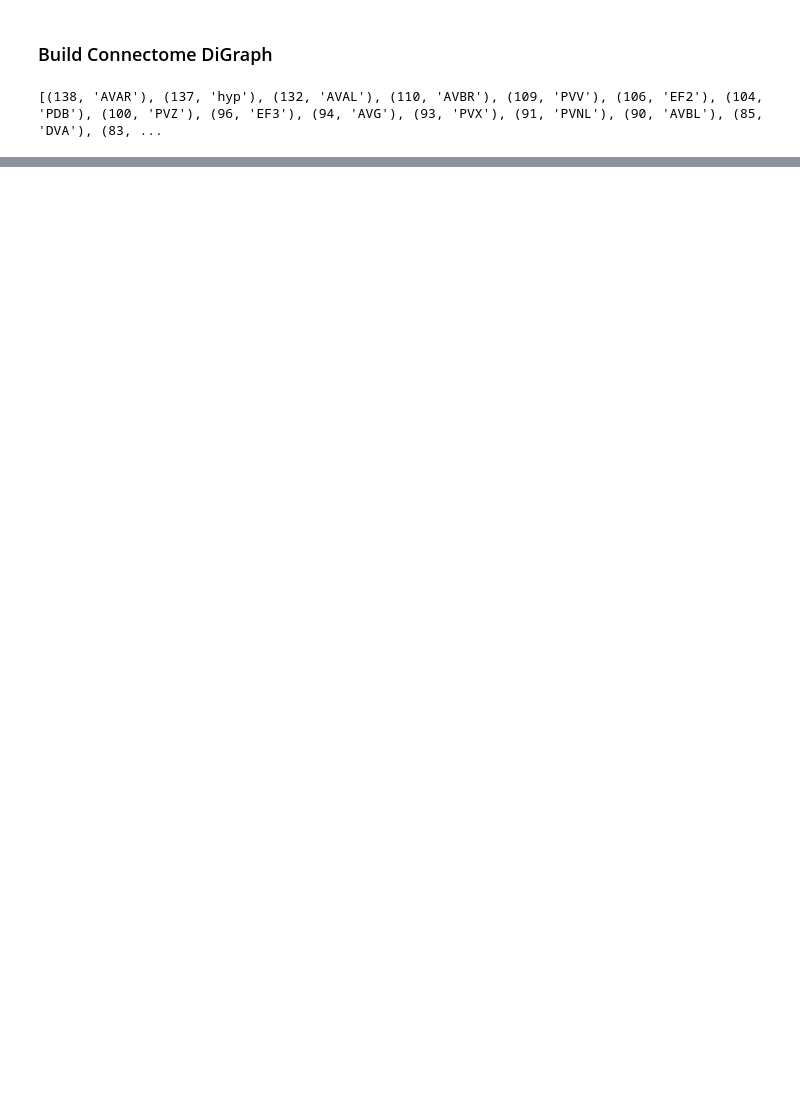
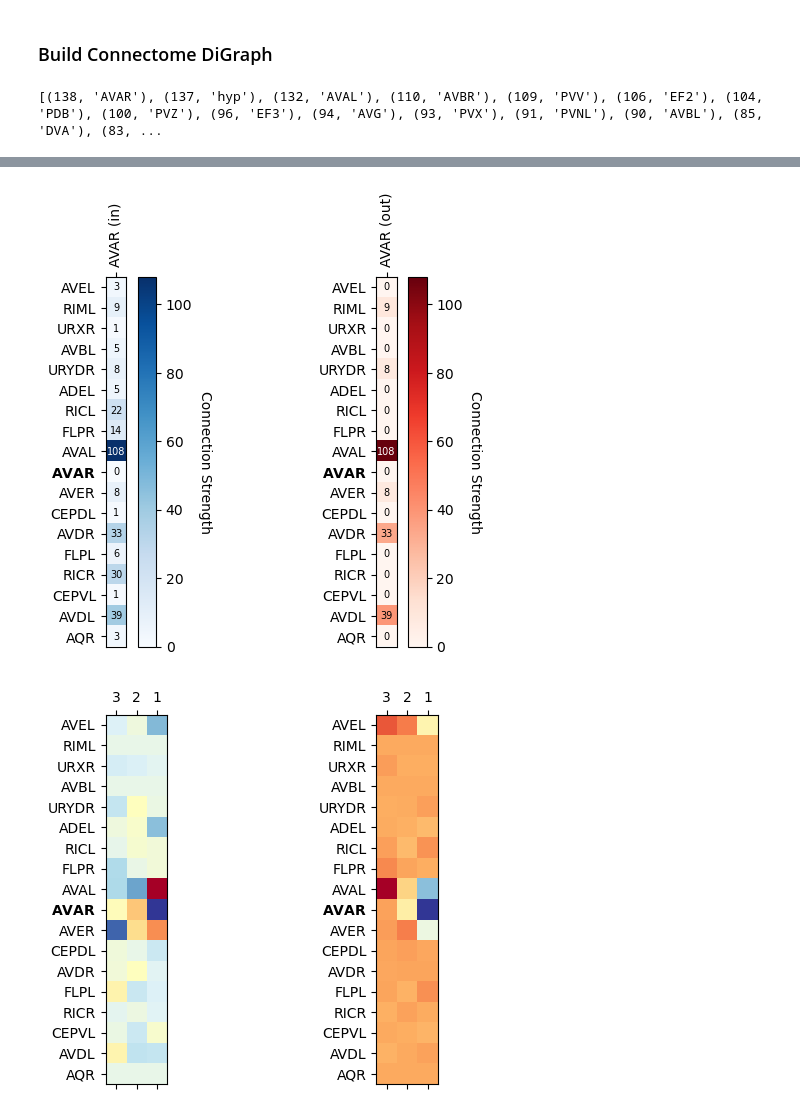
Before and after one commit to ironak/worms, a Jupyter notebook: sandy3.ipynb, the cells around one changed output, grey strips where cells are left out. Cells and saved outputs as stored; diff of their text form; code cells hidden in the pictures; blank space fills up the shorter version.

```diff
--- a/sandy3.ipynb
+++ b/sandy3.ipynb
@@ -242,0 +365,16 @@ AVAR is at index 3.
+# %%
+def convert_c(c_1, trace_obj_1, trace_obj_2, connectome=CONNECTOME):
+    relevant_mask_1 = get_relevant_mask(neuron, trace_obj_1, connectome)
+    relevant_count_1 = np.count_nonzero(relevant_mask_1)
+    relevant_labels_1 = get_relevant_mask_labels(neuron, trace_obj_1, connectome)
+
+    relevant_mask_2 = get_relevant_mask(neuron, trace_obj_2, connectome)
+    relevant_count_2 = np.count_nonzero(relevant_mask_2)
+    relevant_labels_2 = get_relevant_mask_labels(neuron, trace_obj_2, connectome)
+
+    C_1 = np.concatenate((c.reshape((relevant_count_1,w_rr,1,w_sr+1)), np.zeros((1,w_rr,1,w_sr+1))))
+    perm = [relevant_labels_1.index(label) if label in relevant_labels_1 else -1 for label in relevant_labels_2]
+    C_2 = C_1[perm,:,:,:]
+    c_2 = C_2.reshape(relevant_count_2*w_rr*(w_sr+1))
+
+    return c_2
@@ -242,0 +397,7 @@ AVAR is at index 3.
+# %%
+trace_obj_2 = TraceObject('datasets/wormwideweb/2023-01-23-15.json')
+c_2 = convert_c(c_1, trace_obj_1, trace_obj_2)
+visualize_c(c_2, neuron, trace_obj_2)
+# %% [output]
+[figure, added]
+[figure, added]
```
Also changed, not shown: parts of 10 cells of this notebook, 1 other file.
